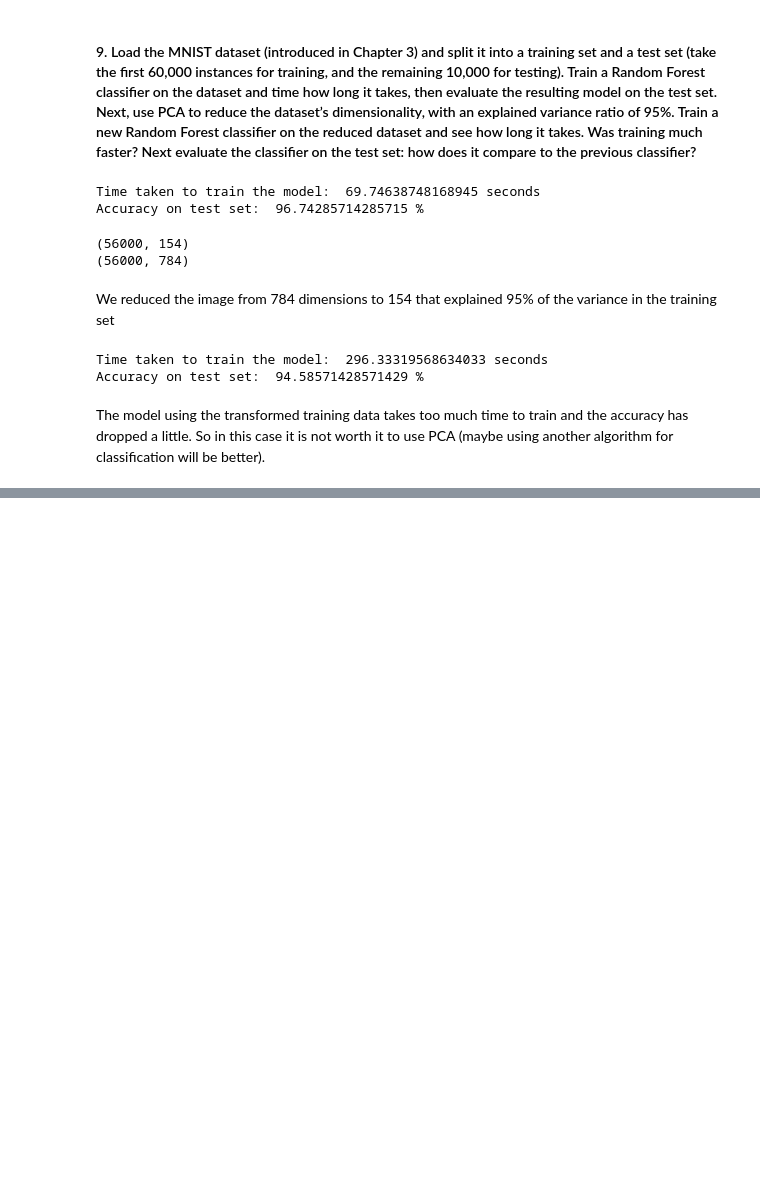
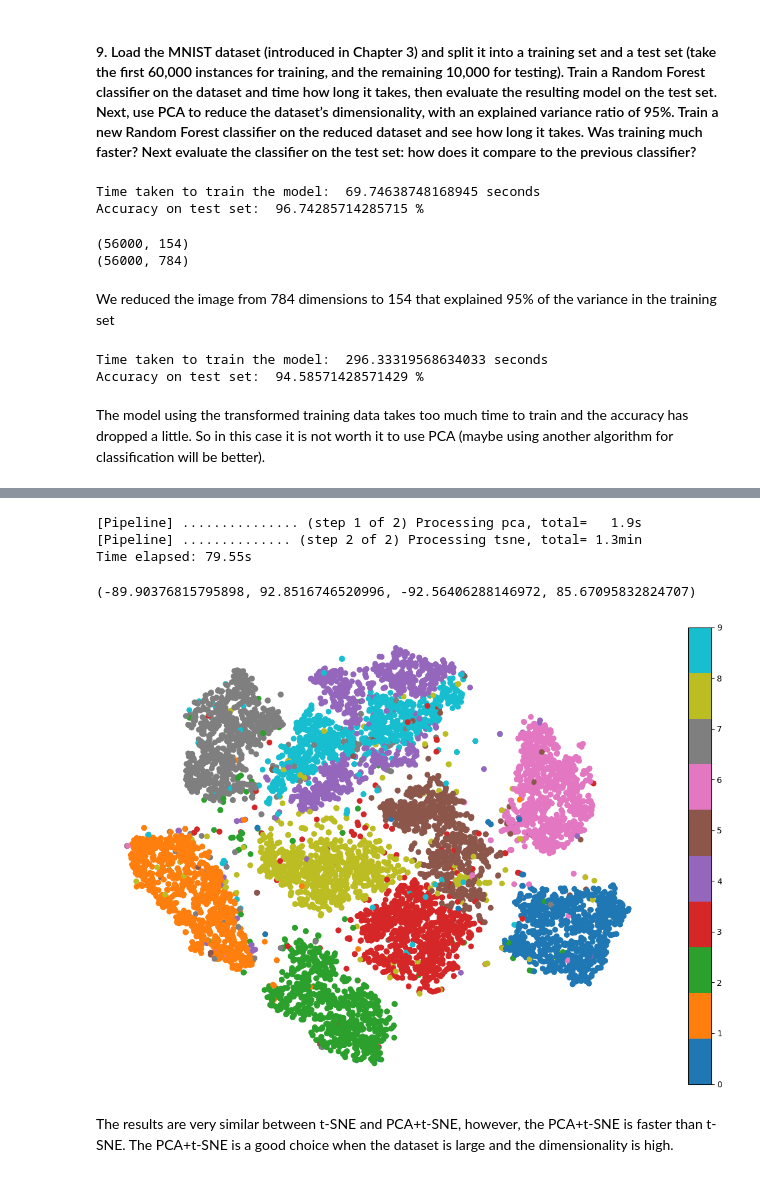
Before and after one commit to JuanDa14Sa/Hands-on-ML-Exercises, a Jupyter notebook: Dimensionality Reduction/dim_reduct_exercises.ipynb, the cells around one changed output, grey strips where cells are left out. Saved outputs shown, nothing was run; the diff lists cells and outputs as text; code cells hidden in the pictures; blank space fills up the shorter version.

```diff
--- a/Dimensionality Reduction/dim_reduct_exercises.ipynb
+++ b/Dimensionality Reduction/dim_reduct_exercises.ipynb
@@ -67,0 +106,23 @@ plt.axis('off')
+# %%
+from sklearn.pipeline import Pipeline
+pca_tsne = Pipeline([
+    ("pca", PCA(n_components=0.95, random_state=42)),
+    ("tsne", TSNE(n_components=2, random_state=42, n_jobs=-1)),
+], verbose=True)
+start = time.time()
+X_pca_tsne = pca_tsne.fit_transform(X_train[indexes])
+print("Time elapsed: {:.2f}s".format(time.time() - start))
+# %% [output]
+[Pipeline] ............... (step 1 of 2) Processing pca, total=   1.9s
+[Pipeline] .............. (step 2 of 2) Processing tsne, total= 1.3min
+Time elapsed: 79.55s
+# %%
+plt.figure(figsize=(15, 10))
+plt.scatter(X_pca_tsne[:, 0], X_pca_tsne[:, 1], c=y_subset, cmap=plt.cm.tab10)
+plt.colorbar()
+plt.axis('off')
+# %% [output]
+(-89.90376815795898, 92.8516746520996, -92.56406288146972, 85.67095832824707)
+[figure, added]
+# %% [markdown]
+The results are very similar between t-SNE and PCA+t-SNE, however, the PCA+t-SNE is faster than t-SNE. The PCA+t-SNE is a good choice when the dataset is large and the dimensionality is high.
```
Also changed, not shown: parts of 10 cells of this notebook.
